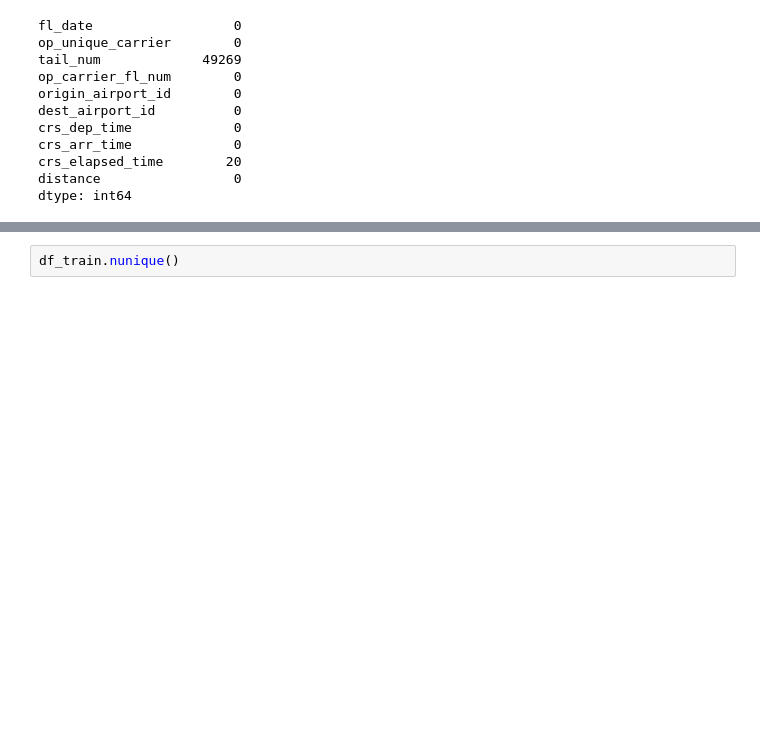
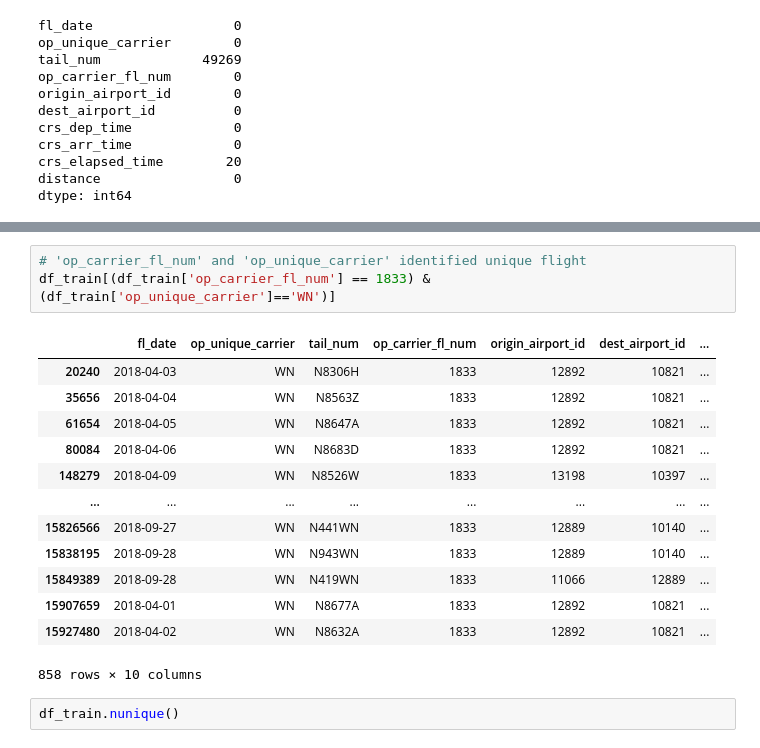
Before and after one commit to ryanhao1115/DL_Predict_Flight_Delays, a Jupyter notebook: h_datacollection_profiling.ipynb, the cells around one changed output, grey strips where cells are left out. Cells and saved outputs as stored; diff of their text form; blank space fills up the shorter version.

```diff
--- a/h_datacollection_profiling.ipynb
+++ b/h_datacollection_profiling.ipynb
@@ -54,3 +56,20 @@ df_train.head()
+# %%
+# 'op_carrier_fl_num' and 'op_unique_carrier' identified unique flight
+df_train[(df_train['op_carrier_fl_num'] == 1833) & (df_train['op_unique_carrier']=='WN')]
+# %% [output]
+|  | fl_date | op_unique_carrier | tail_num | op_carrier_fl_num | origin_airport_id | dest_airport_id | ... |
+| 20240 | 2018-04-03 | WN | N8306H | 1833 | 12892 | 10821 | ... |
+| 35656 | 2018-04-04 | WN | N8563Z | 1833 | 12892 | 10821 | ... |
+| 61654 | 2018-04-05 | WN | N8647A | 1833 | 12892 | 10821 | ... |
+| 80084 | 2018-04-06 | WN | N8683D | 1833 | 12892 | 10821 | ... |
+| 148279 | 2018-04-09 | WN | N8526W | 1833 | 13198 | 10397 | ... |
+| ... | ... | ... | ... | ... | ... | ... | ... |
+| 15826566 | 2018-09-27 | WN | N441WN | 1833 | 12889 | 10140 | ... |
+| 15838195 | 2018-09-28 | WN | N943WN | 1833 | 12889 | 10140 | ... |
+| 15849389 | 2018-09-28 | WN | N419WN | 1833 | 11066 | 12889 | ... |
+| 15907659 | 2018-04-01 | WN | N8677A | 1833 | 12892 | 10821 | ... |
+| 15927480 | 2018-04-02 | WN | N8632A | 1833 | 12892 | 10821 | ... |
+858 rows × 10 columns
 # %%
 df_train.nunique()
 # %% [output]
```
Also changed, not shown: parts of 13 cells of this notebook.
